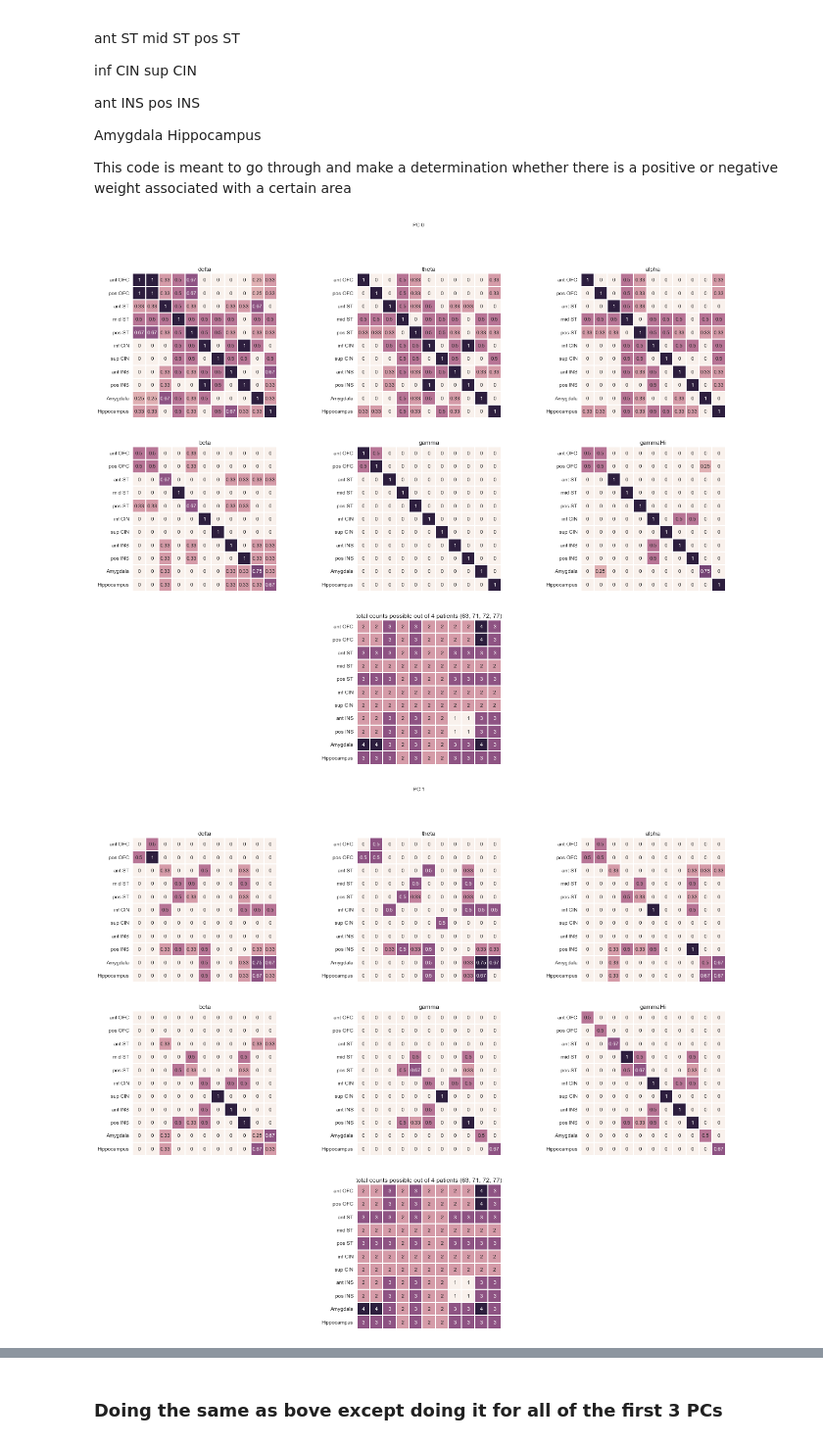
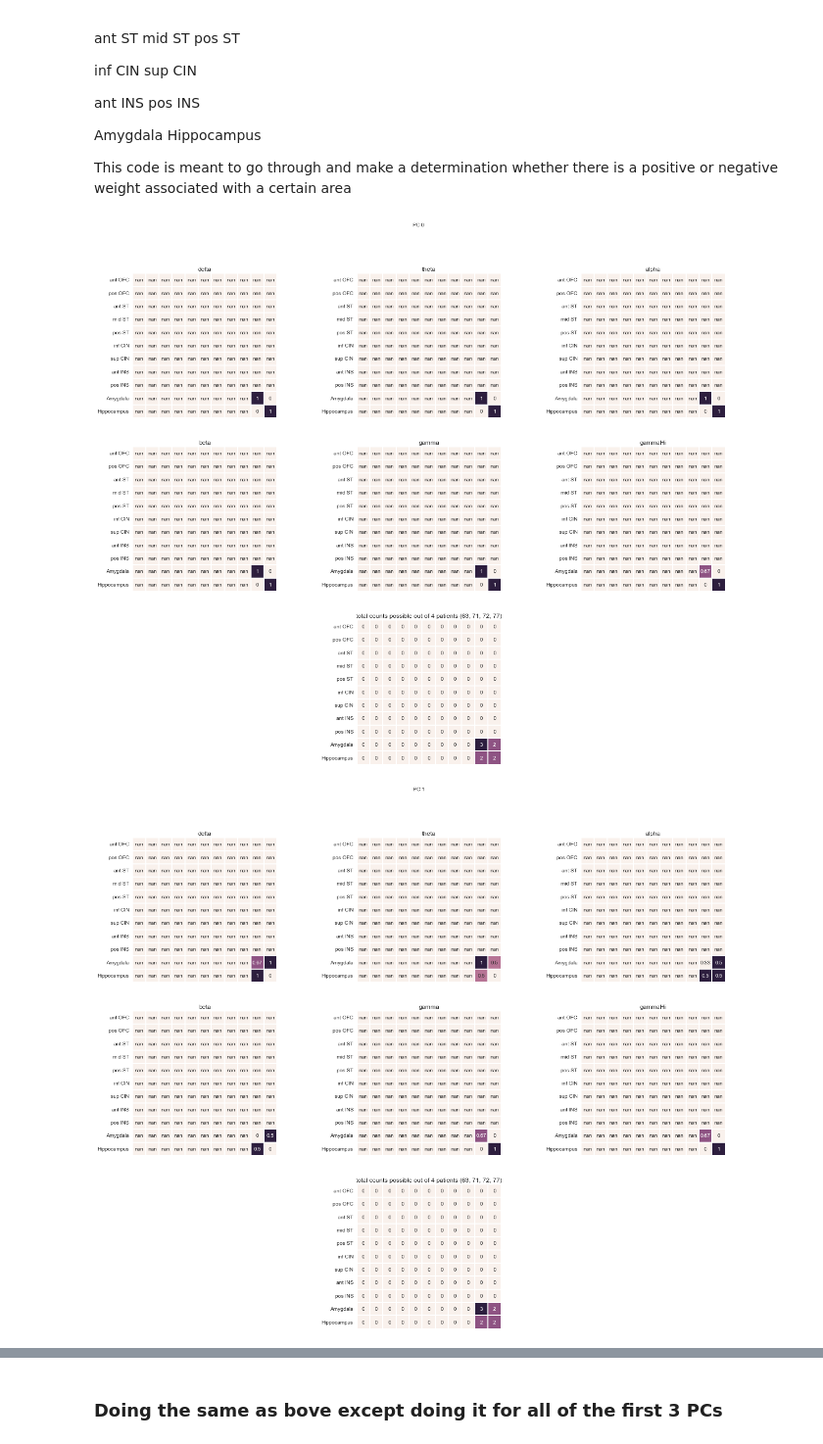
Before and after one commit to fluongo/python-notebooks, a Jupyter notebook: Visualizing_across_patients_with_seaborn.ipynb, the cells around one changed output, grey strips where cells are left out. Shown at 98% size. Drawn from its saved outputs; the diff is of its cells as text; code cells hidden in the pictures.

Commit message:
made machine specific

```diff
--- a/Visualizing_across_patients_with_seaborn.ipynb
+++ b/Visualizing_across_patients_with_seaborn.ipynb
@@ -34,7 +28,18 @@ output = recParams.electrode_locs_fq_bands(patientID)
 brainRegions = output['brainRegions']
 refNames = brainRegions.keys()
 interval = '30s'
-data = np.load('Y:\\DURA_data\\'+ patientID + '\\processedData\\combined_' + interval + '\\PCA_all_reduced.npy')
+
+############### Computer specific part
+
+if sys.platform == 'darwin':
+    compSpec = '/Volumes/sohal-comp'
+else:
+    compSpec = 'Y:'
+
+data = np.load(compSpec + os.sep + 'DURA_data' + os.sep + patientID + os.sep + 'processedData' + os.sep +
+               'combined_' + interval + os.sep + 'PCA_all_reduced.npy')
+
+################
 
 def plot_im(data):
     pc = DataFrame(data, index = refNames, columns = refNames)
@@ -80,7 +85,8 @@ def sparsify(data):
     return sparse_data
 for patientID in ['EC63', 'EC71', 'EC72', 'EC74', 'EC77']:
     output = recParams.electrode_locs_fq_bands(patientID); brainRegions = output['brainRegions']; refNames = brainRegions.keys()
-    data = np.load('Y:\\DURA_data\\'+ patientID + '\\processedData\\combined_30s\\PCA_all_reduced.npy')
+    data = np.load(compSpec + os.sep + 'DURA_data' + os.sep + patientID + os.sep + 'processedData' + os.sep +
+               'combined_' + interval + os.sep + 'PCA_all_reduced.npy')
 
     plt.figure(figsize = [22, 17])
     sp_ind = 1;
@@ -134,7 +142,8 @@ for nRank in [0,1,2]:
 
         for patientID in ['EC63b', 'EC71', 'EC72', 'EC77']:
             output = recParams.electrode_locs_fq_bands(patientID); brainRegions = output['brainRegions']; refNames = brainRegions.keys()
-            data = np.load('Y:\\DURA_data\\'+ patientID + '\\processedData\\combined_30s\\PCA_all_reduced.npy')
+            data = np.load(compSpec + os.sep + 'DURA_data' + os.sep + patientID + os.sep + 'processedData' + os.sep +
+               'combined_' + interval + os.sep + 'PCA_all_reduced.npy')
             curr_pc = data[()][band][:,:,nRank]
             curr_pcS = sparsify(curr_pc)
             #plt.figure(); sns.heatmap(DataFrame(curr_pcS))
@@ -176,32 +185,32 @@ for nRank in [0,1,2]:
                                 continue
                     area = 'jibber' #At the end reset area to something that will continue
 
 
                 #############################
 
                 if area in refNames_template:
                     for area2 in refNames:
                         if area2 in refNames_template:
                             idx = refNames_template.index(area)
                             idx2 = refNames_template.index(area2)
                             X[idx, idx2, kk] = abs(curr_pcS[refNames.index(area), refNames.index(area2)]) # Substitute with 1 if its there
                             counts[idx, idx2] += 1
                         else:
                             continue
                 else:
                     continue
             kk+=1
 
         plt.subplot(3,3,subplot_pos); subplot_pos += 1
         template = DataFrame(np.sum(X, axis = 2)/counts, index = refNames_template, columns = refNames_template)
         sns.heatmap(template, annot=True, fmt = '.2n', square = True, xticklabels = False,  cbar = False); plt.title(band)
 
     plt.subplot(3,3,8);
     sns.heatmap(DataFrame(counts, index = refNames_template, columns = refNames_template),
                 xticklabels = False, annot = True, square = True,  cbar = False);
     plt.title('total counts possible out of 4 patients (63, 71, 72, 77)')
 
     plt.suptitle('PC ' + str(nRank))
 # %% [output]
-[figure, old version]
+[figure, new version]
-[figure, old version]
+[figure, new version]
```
Also changed, not shown: parts of 5 cells of this notebook.
